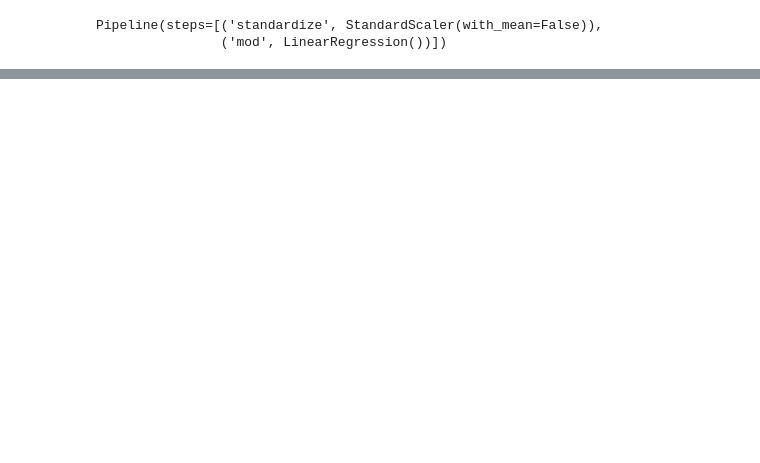
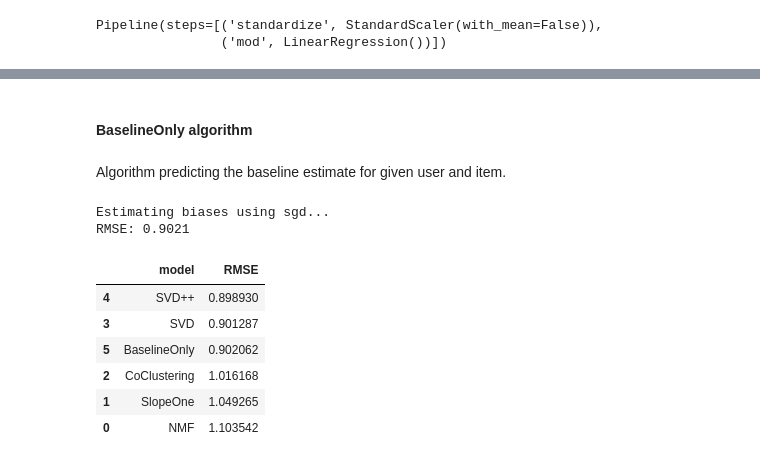
Before and after one commit to CharlesMaponya/Unsupervised_notebook, a Jupyter notebook: Kaggle_notebooki.ipynb, the cells around one changed output, grey strips where cells are left out. Drawn from its saved outputs; the diff is of its cells as text; code cells hidden in the pictures; blank space fills up the shorter version.

```diff
--- a/Kaggle_notebooki.ipynb
+++ b/Kaggle_notebooki.ipynb
@@ -682,0 +807,14 @@ NameError: name 'sample' is not defined
+# %% [markdown]
+#### BaselineOnly algorithm
+# %% [markdown]
+Algorithm predicting the baseline estimate for given user and item.
+# %%
+bsl_options = {'method': 'sgd','n_epochs': 50}
+blo_model = BaselineOnly(bsl_options=bsl_options,verbose=True)
+blo_model.fit(trainset)
+blo_predictions = blo_model.test(testset)
+# Calculate RMSE
+blo_rmse = accuracy.rmse(blo_predictions)
+# %% [output]
+Estimating biases using sgd...
+RMSE: 0.9021
@@ -682,0 +826,10 @@ NameError: name 'sample' is not defined
+# %%
+accuracy_data.sort_values(by='RMSE')
+# %% [output]
+|  | model | RMSE |
+| 4 | SVD++ | 0.898930 |
+| 3 | SVD | 0.901287 |
+| 5 | BaselineOnly | 0.902062 |
+| 2 | CoClustering | 1.016168 |
+| 1 | SlopeOne | 1.049265 |
+| 0 | NMF | 1.103542 |
```
Also changed, not shown: parts of 39 cells of this notebook.
